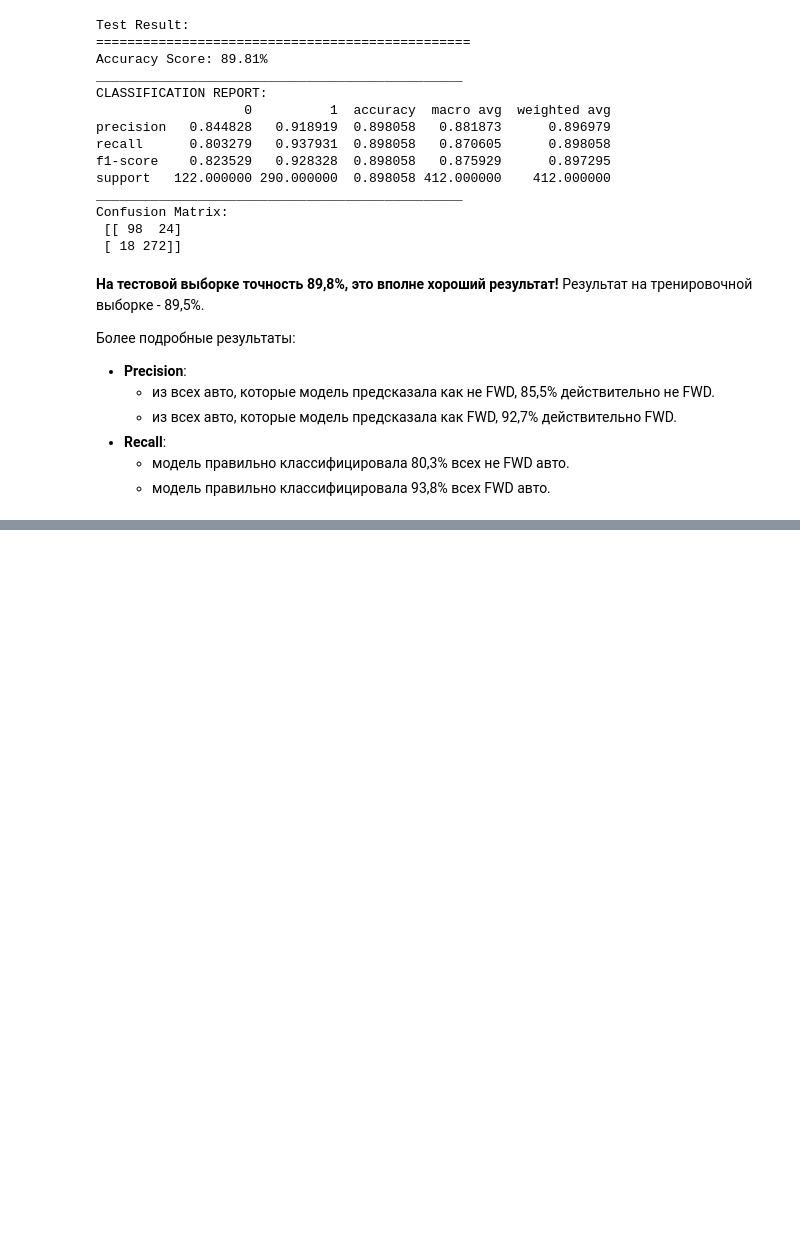
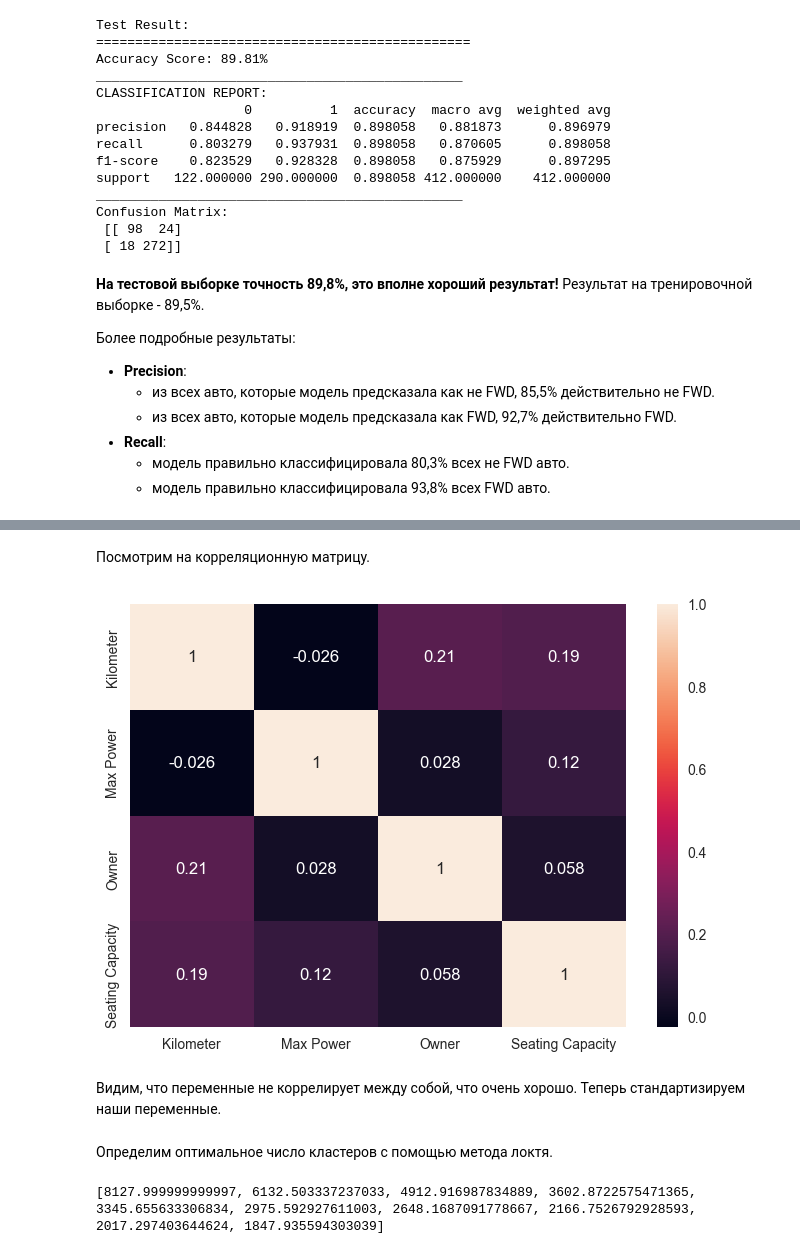
Before and after one commit to brshtsk/hell-in-python, a Jupyter notebook: Проект-авто.ipynb, the cells around one changed output, grey strips where cells are left out. Drawn from its saved outputs; the diff is of its cells as text; code cells hidden in the pictures; blank space fills up the shorter version.

```diff
--- a/Проект-авто.ipynb
+++ b/Проект-авто.ipynb
@@ -1813,0 +1828,12 @@ Confusion Matrix:
+# %%
+clusters_df = df[['Kilometer', 'Max Power', 'Owner', 'Seating Capacity']].drop(list(emissions_set))
+# %% [markdown]
+Посмотрим на корреляционную матрицу.
+# %%
+corr = clusters_df.corr()
+sns.heatmap(corr, annot=True)
+plt.show()
+# %% [output]
+[figure, added]
+# %% [markdown]
+Видим, что переменные не коррелирует между собой, что очень хорошо. Теперь стандартизируем наши переменные.
@@ -1813,0 +1842,17 @@ Confusion Matrix:
+# %% [markdown]
+Определим оптимальное число кластеров с помощью метода локтя.
+# %%
+from sklearn.cluster import KMeans
+
+X = standartized_df.values
+
+inertia = []
+k_range = range(1, 11)
+for k in k_range:
+    kmeans = KMeans(n_clusters=k, random_state=1)
+    kmeans.fit(X)
+    inertia.append(kmeans.inertia_)
+
+print(inertia)
+# %% [output]
+[8127.999999999997, 6132.503337237033, 4912.916987834889, 3602.8722575471365, 3345.655633306834, 2975.592927611003, 2648.1687091778667, 2166.7526792928593, 2017.297403644624, 1847.935594303039]
```
Also changed, not shown: parts of 47 cells of this notebook.
